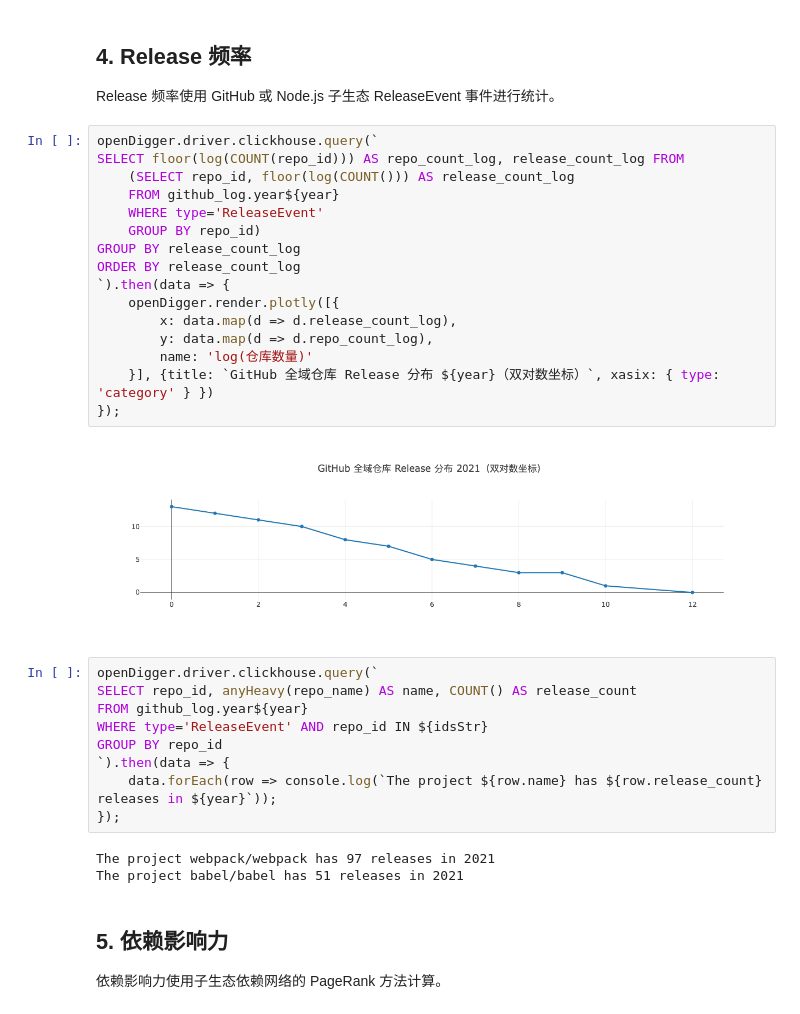
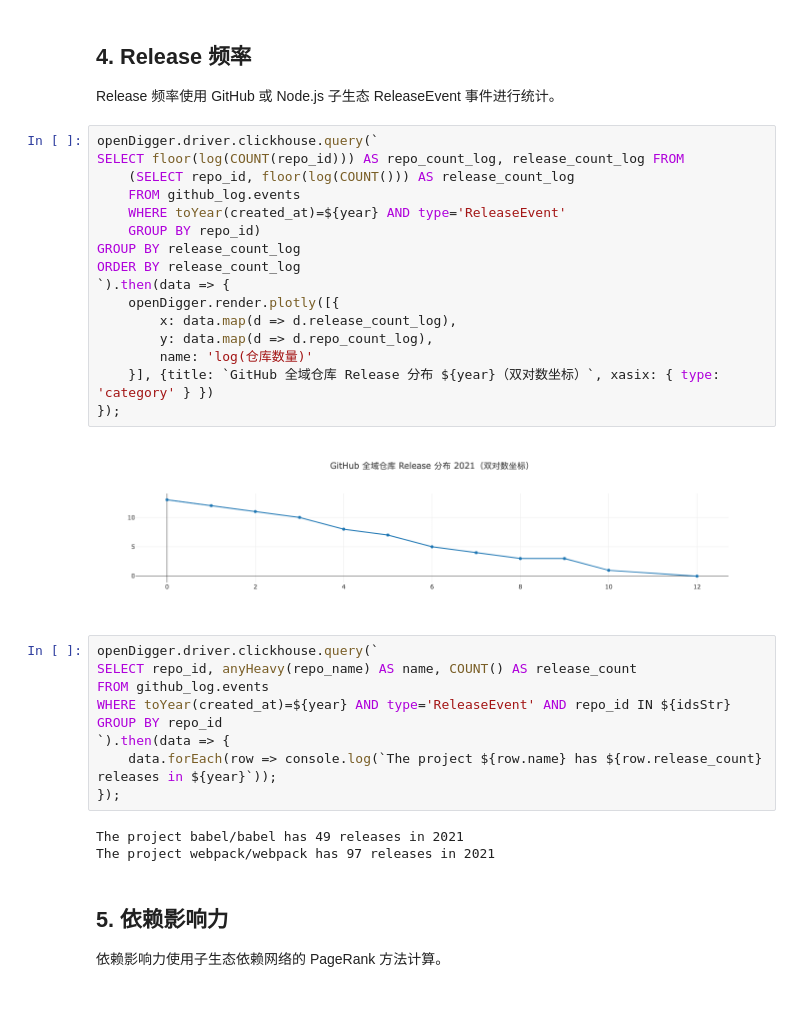
Before and after one commit to X-lab2017/open-digger, a Jupyter notebook: notebook/supply_chain_report_2021.ipynb, the cells around one changed output. Saved outputs shown, nothing was run; the diff lists cells and outputs as text.

```diff
--- a/notebook/supply_chain_report_2021.ipynb
+++ b/notebook/supply_chain_report_2021.ipynb
@@ -155,33 +156,33 @@ Release 频率使用 GitHub 或 Node.js 子生态 ReleaseEvent 事件进行统
 # %%
 openDigger.driver.clickhouse.query(`
 SELECT floor(log(COUNT(repo_id))) AS repo_count_log, release_count_log FROM
     (SELECT repo_id, floor(log(COUNT())) AS release_count_log
-    FROM github_log.year${year}
-    WHERE type='ReleaseEvent'
+    FROM github_log.events
+    WHERE toYear(created_at)=${year} AND type='ReleaseEvent'
     GROUP BY repo_id)
 GROUP BY release_count_log
 ORDER BY release_count_log
 `).then(data => {
     openDigger.render.plotly([{
         x: data.map(d => d.release_count_log),
         y: data.map(d => d.repo_count_log),
         name: 'log(仓库数量)'
     }], {title: `GitHub 全域仓库 Release 分布 ${year}（双对数坐标）`, xasix: { type: 'category' } })
 });
 # %% [output]
-[figure, old version]
+[figure, new version]
 # %%
 openDigger.driver.clickhouse.query(`
 SELECT repo_id, anyHeavy(repo_name) AS name, COUNT() AS release_count
-FROM github_log.year${year}
-WHERE type='ReleaseEvent' AND repo_id IN ${idsStr}
+FROM github_log.events
+WHERE toYear(created_at)=${year} AND type='ReleaseEvent' AND repo_id IN ${idsStr}
 GROUP BY repo_id
 `).then(data => {
     data.forEach(row => console.log(`The project ${row.name} has ${row.release_count} releases in ${year}`));
 });
 # %% [output]
+The project babel/babel has 49 releases in 2021
 The project webpack/webpack has 97 releases in 2021
-The project babel/babel has 51 releases in 2021
 # %% [markdown]
 ## 5. 依赖影响力
 
```
Also changed, not shown: parts of 12 cells of this notebook, 7 other files.
